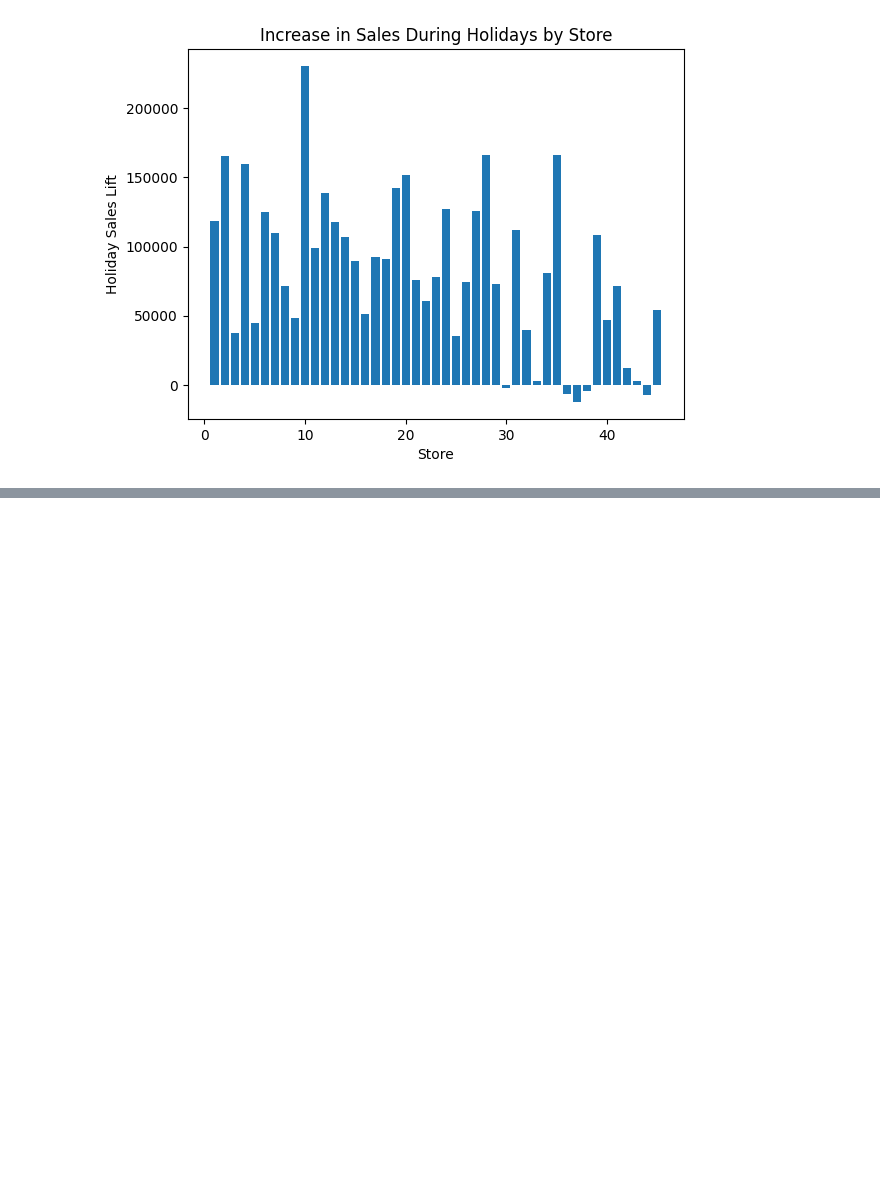
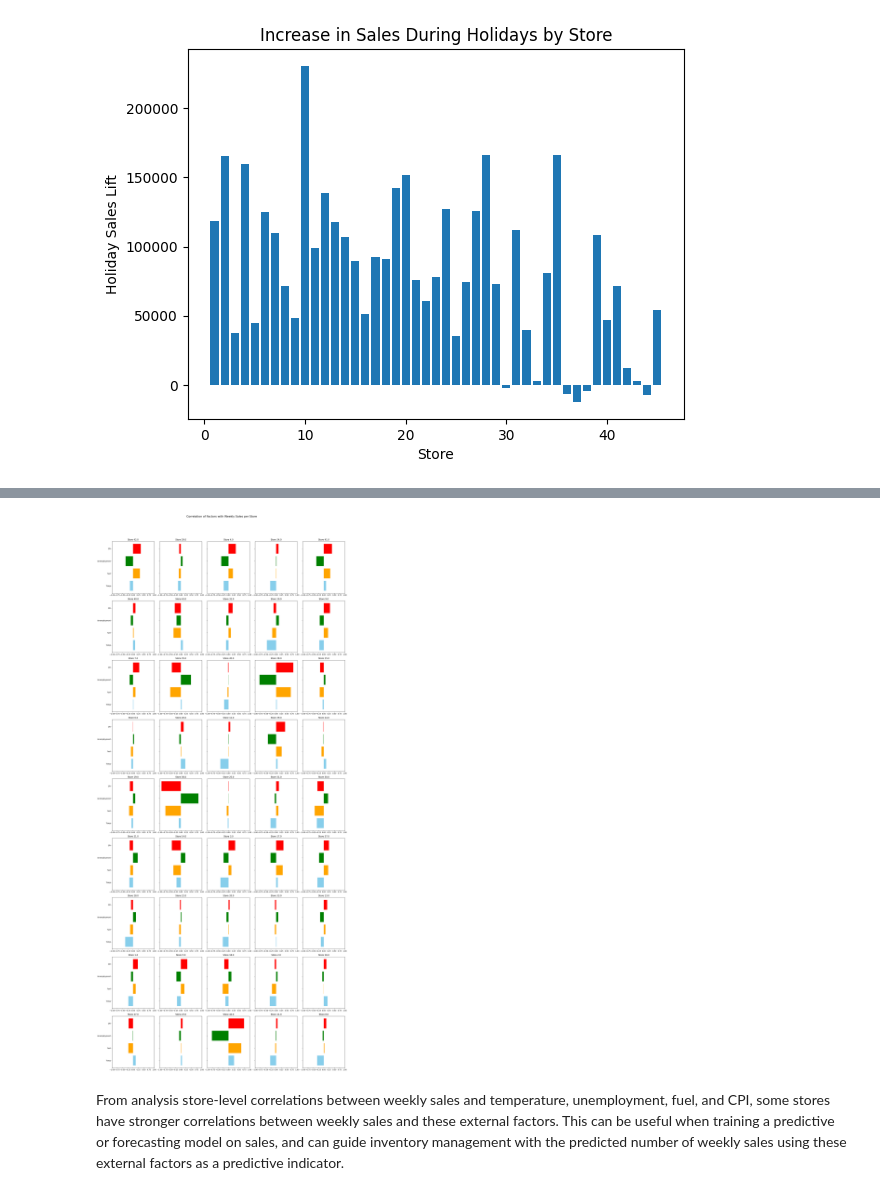
Before and after one commit to AaronVillegas5/walmart_data_analysis, a Jupyter notebook: notebooks/walmart_data_analysis.ipynb, the cells around one changed output, grey strips where cells are left out. Cells and saved outputs as stored; diff of their text form; code cells hidden in the pictures; blank space fills up the shorter version.

Commit message:
Added volatility comparision query Added temp, CPI, unemployment rate, fuel price correlation query with graphs. Compared overall correlation and store-level correlation

```diff
--- a/notebooks/walmart_data_analysis.ipynb
+++ b/notebooks/walmart_data_analysis.ipynb
@@ -121,0 +169,14 @@ plt.show()
+# %%
+query = """
+SELECT
+    store,
+    CORR(weekly_sales, temperature) AS temp_corr,
+    CORR(weekly_sales, fuel_price) AS fuel_corr,
+    CORR(weekly_sales, unemployment) AS unemployment_corr,
+    CORR(weekly_sales, cpi) AS cpi_corr
+FROM sales
+GROUP BY store;
+"""
+df_result5 = load_postgres(query, engine_url)
+print("Query result preview:")
+print(df_result5.head())
@@ -121,0 +191,29 @@ plt.show()
+# %%
+import math
+df = df_result5  # your query result
+factors = ['Temp', 'Fuel', 'Unemployment', 'CPI']
+
+num_stores = len(df)
+cols = 5  # number of charts per row
+rows = math.ceil(num_stores / cols)
+
+fig, axes = plt.subplots(rows, cols, figsize=(4*cols, 5*rows), sharey=True)
+axes = axes.flatten()  # flatten in case rows*cols > num_stores
+
+for ax, (_, row) in zip(axes, df.iterrows()):
+    values = [row['temp_corr'], row['fuel_corr'], row['unemployment_corr'], row['cpi_corr']]
+    ax.barh(factors, values, color=['skyblue', 'orange', 'green', 'red'])
+    ax.set_xlim(-1, 1)
+    ax.set_title(f'Store {row["store"]}')
+
+# Hide any extra axes if num_stores < rows*cols
+for ax in axes[num_stores:]:
+    ax.axis('off')
+
+fig.suptitle('Correlation of Factors with Weekly Sales per Store', fontsize=16)
+fig.tight_layout(rect=[0, 0, 1, 0.95])
+plt.show()
+# %% [output]
+[figure, added]
+# %% [markdown]
+From analysis store-level correlations between weekly sales and temperature, unemployment, fuel, and CPI, some stores have stronger correlations between weekly sales and these external factors. This can be useful when training a predictive or forecasting model on sales, and can guide inventory management with the predicted number of weekly sales using these external factors as a predictive indicator.
```
Also changed, not shown: parts of 11 cells of this notebook, 1 other file.
